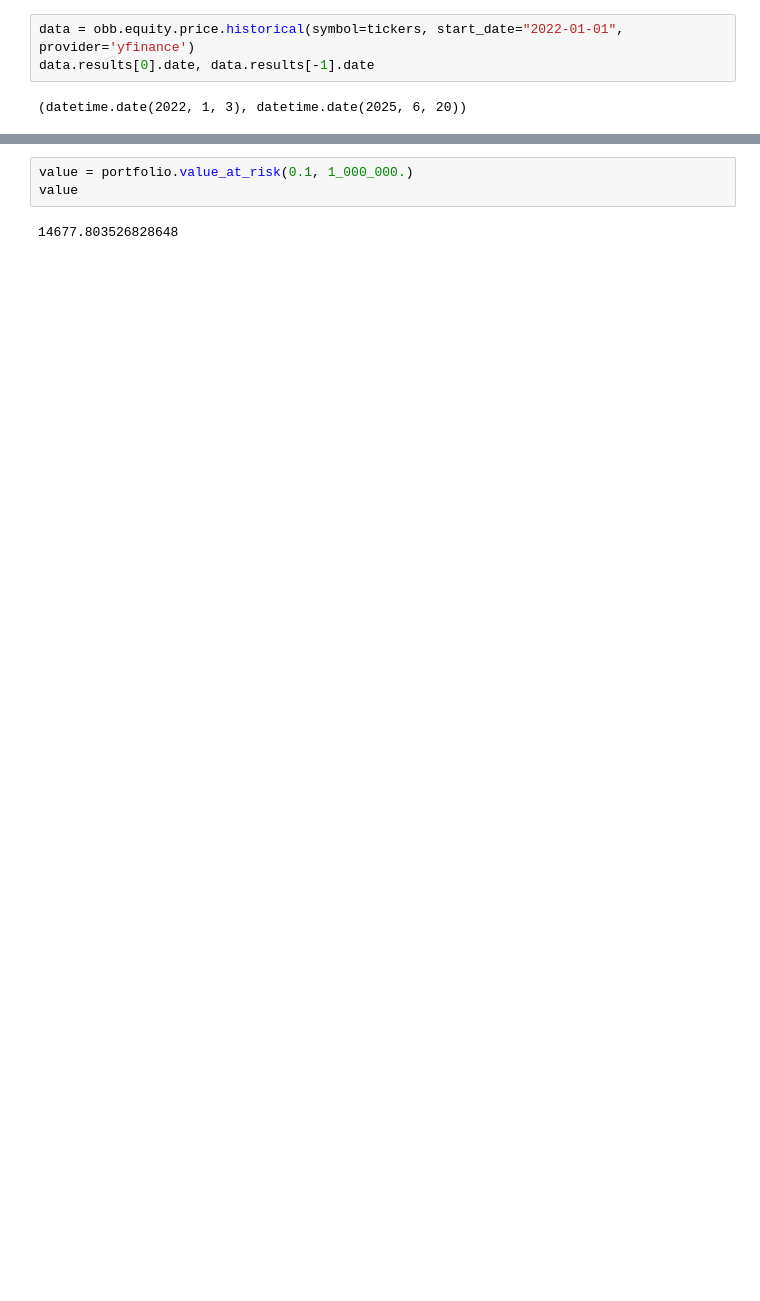
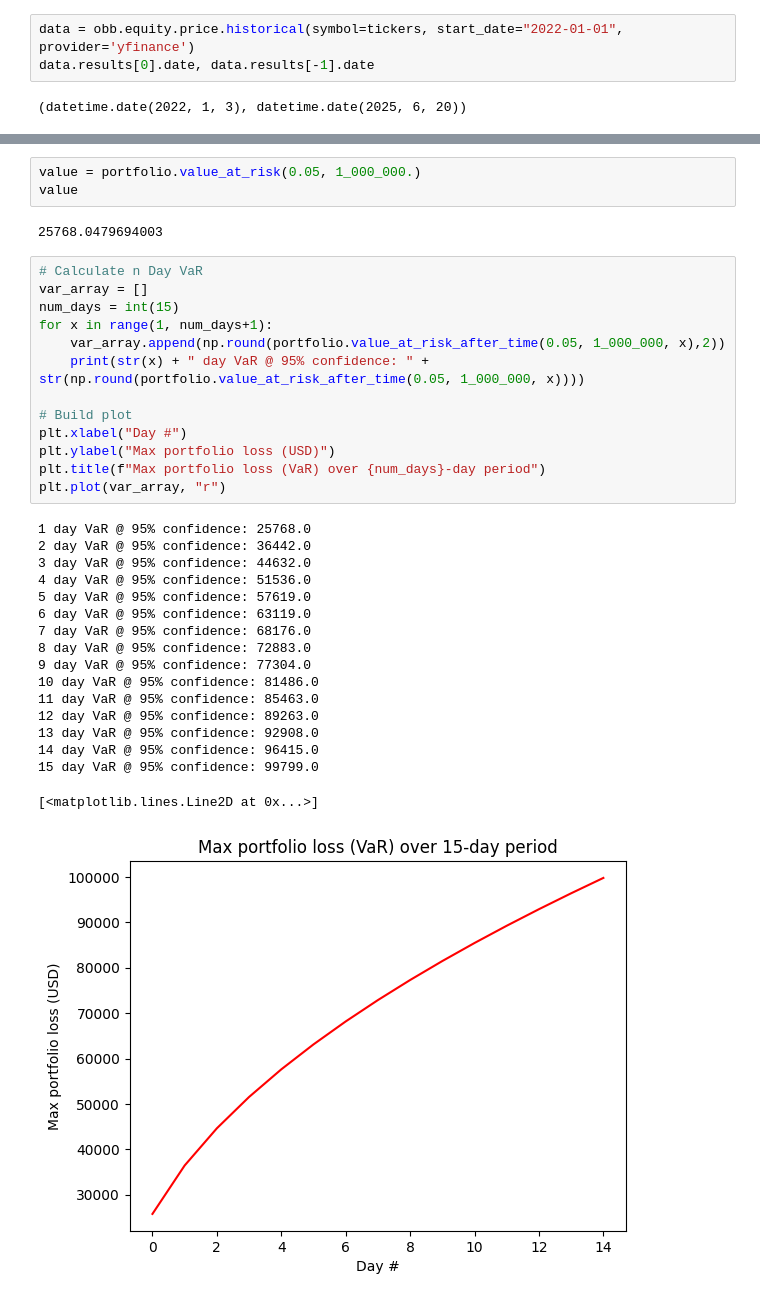
Before and after one commit to Sarsoo/finlib, a Jupyter notebook: notebooks/varcovar_var_portfolio.ipynb, the cells around one changed output, grey strips where cells are left out. Cells and saved outputs as stored; diff of their text form; blank space fills up the shorter version.

```diff
--- a/notebooks/varcovar_var_portfolio.ipynb
+++ b/notebooks/varcovar_var_portfolio.ipynb
@@ -58,8 +55,39 @@ plt.show()
 # %%
-value = portfolio.value_at_risk(0.1, 1_000_000.)
+value = portfolio.value_at_risk(0.05, 1_000_000.)
 value
 # %% [output]
-14677.803526828648
+25768.0479694003
+# %%
+# Calculate n Day VaR
+var_array = []
+num_days = int(15)
+for x in range(1, num_days+1):
+    var_array.append(np.round(portfolio.value_at_risk_after_time(0.05, 1_000_000, x),2))
+    print(str(x) + " day VaR @ 95% confidence: " + str(np.round(portfolio.value_at_risk_after_time(0.05, 1_000_000, x))))
+
+# Build plot
+plt.xlabel("Day #")
+plt.ylabel("Max portfolio loss (USD)")
+plt.title(f"Max portfolio loss (VaR) over {num_days}-day period")
+plt.plot(var_array, "r")
+# %% [output]
+1 day VaR @ 95% confidence: 25768.0
+2 day VaR @ 95% confidence: 36442.0
+3 day VaR @ 95% confidence: 44632.0
+4 day VaR @ 95% confidence: 51536.0
+5 day VaR @ 95% confidence: 57619.0
+6 day VaR @ 95% confidence: 63119.0
+7 day VaR @ 95% confidence: 68176.0
+8 day VaR @ 95% confidence: 72883.0
+9 day VaR @ 95% confidence: 77304.0
+10 day VaR @ 95% confidence: 81486.0
+11 day VaR @ 95% confidence: 85463.0
+12 day VaR @ 95% confidence: 89263.0
+13 day VaR @ 95% confidence: 92908.0
+14 day VaR @ 95% confidence: 96415.0
+15 day VaR @ 95% confidence: 99799.0
+[<matplotlib.lines.Line2D at 0x...>]
+[figure, added]
 # %%
 # Calculate n Day VaR
 var_array = []
```
Also changed, not shown: parts of 5 cells of this notebook, 23 other files.
